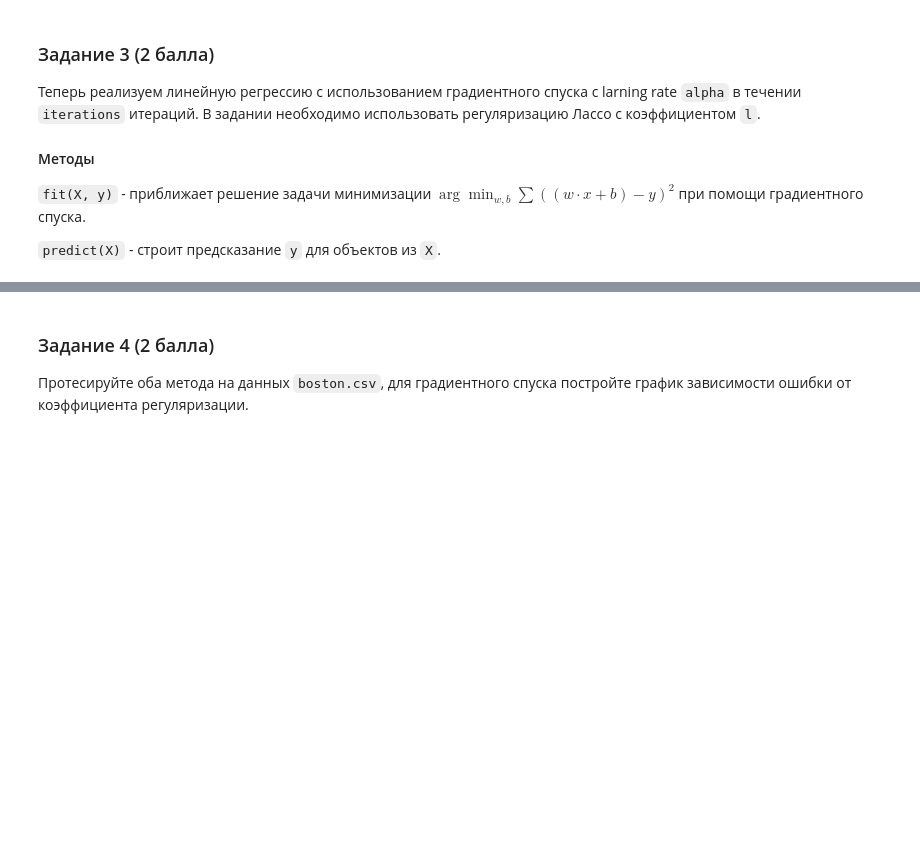
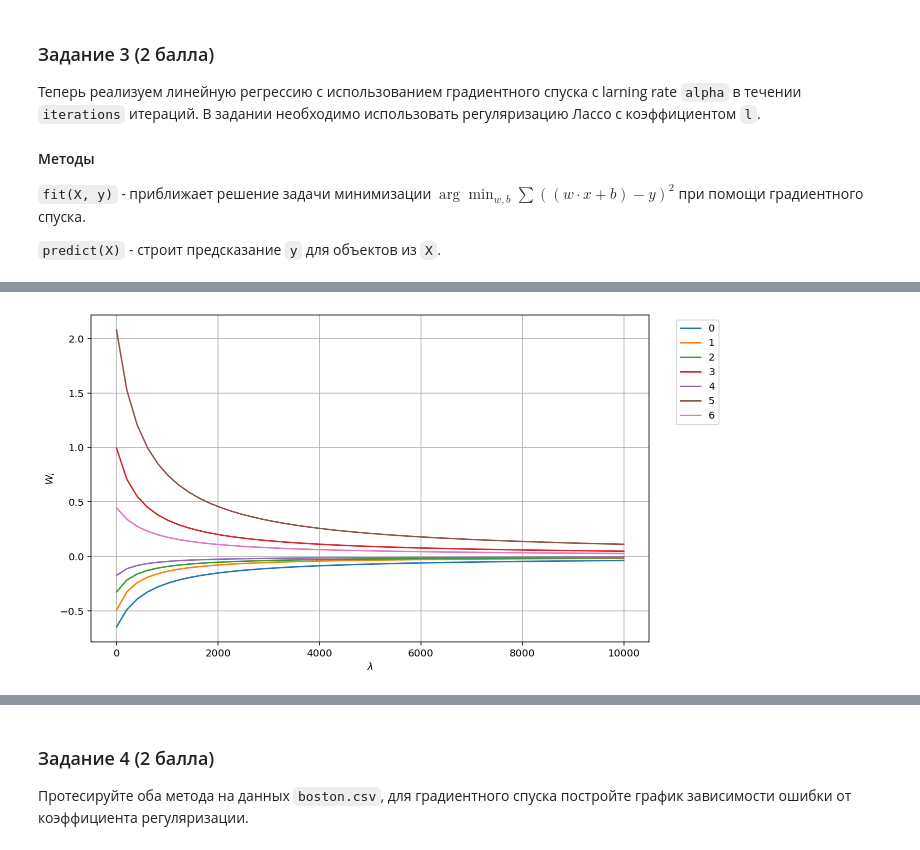
Before and after one commit to Howuhh/hse_machine_learning, a Jupyter notebook: hw3_ols_lasso/hw3_task.ipynb, the cells around one changed output, grey strips where cells are left out. Saved outputs shown, nothing was run; the diff lists cells and outputs as text; code cells hidden in the pictures; blank space fills up the shorter version.

```diff
--- a/hw3_ols_lasso/hw3_task.ipynb
+++ b/hw3_ols_lasso/hw3_task.ipynb
@@ -31,6 +35,27 @@ def generate_synthetic(size: int, dim=6, noise=0.1):
     noise = noise * np.random.randn(size)
     y = X.dot(w[1:]) + w[0] + noise
     return X, y
+# %%
+# for weights path
+def plot_weights(X, y, model, penalty_range, names=None, intercept=True):
+    weight_path = np.zeros((X.shape[1] + 1, penalty_range.shape[0]))
+
+    for i, penalty in enumerate(penalty_range):
+        model.lambda_ = penalty
+
+        model.fit(X, y)
+        weight_path[:, i] = model._w.ravel()
+
+    if not intercept:
+        weight_path = weight_path[:-1]
+
+    plt.figure(figsize=(10, 6))
+    for i, w in enumerate(weight_path):
+        plt.plot(penalty_range, w, label=names[i] if names else str(i))
+    plt.legend(bbox_to_anchor=(1.04,1), loc="upper left")
+    plt.xlabel("$\lambda$")
+    plt.ylabel("$W_{i}$")
+    plt.grid()
 # %% [markdown]
 ### Задание 1 (1 балл)
 Для начала нужно понять, какую метрику для ошибки будем использовать. В нашем случае нам подойдет стандартная метрика MSE. Также чтобы оценить качество модели нам понадобится метрика $R^2$. Реализуйте обе эти метрики.
@@ -149,3 +191,7 @@ class GradientLasso:
+# %%
+plot_weights(X, y, NormalLR(), np.linspace(0, 10000, 50))
+# %% [output]
+[figure, added]
 # %%
 def build_plot(X_train, y_train, X_test, y_test, l_range=None):
     if l_range is None:
```
Also changed, not shown: parts of 29 cells of this notebook.
